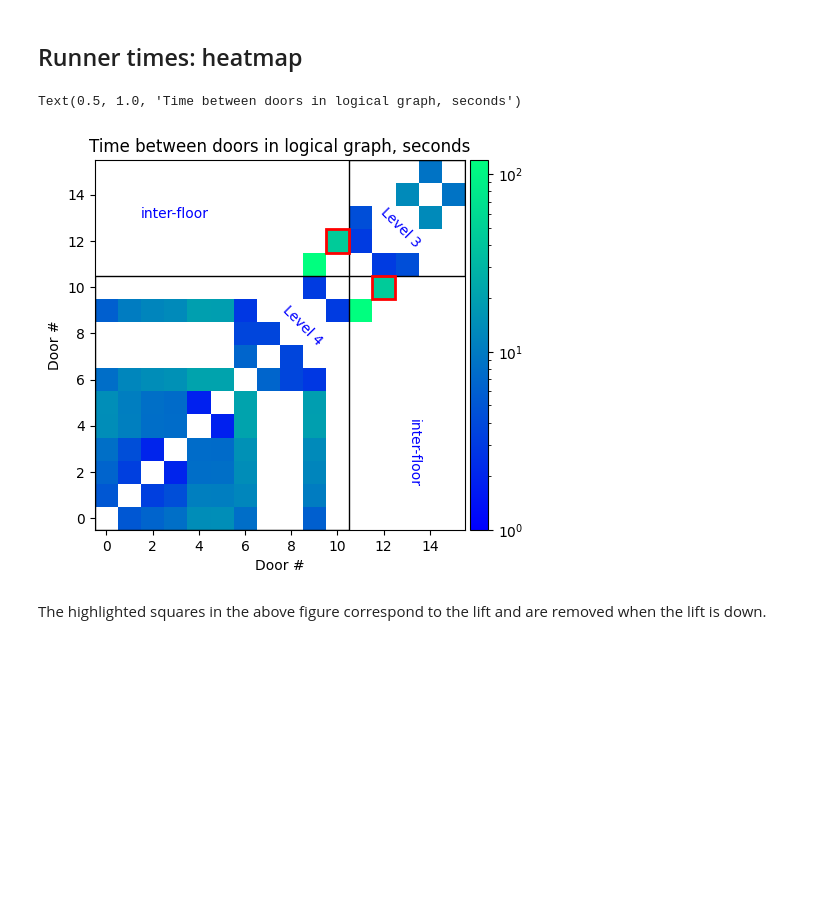
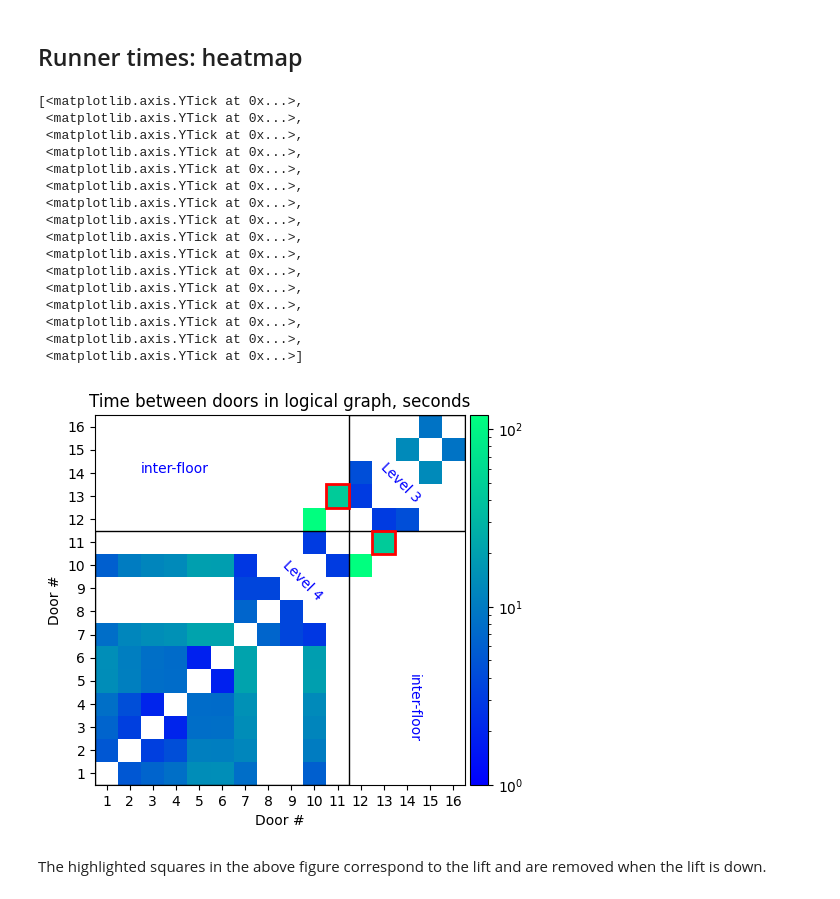
Before and after one commit to yinchi/histopath-bim-des, a Jupyter notebook: notebooks/runner_times_base.ipynb, the cells around one changed output. Drawn from its saved outputs; the diff is of its cells as text; code cells hidden in the pictures; blank space fills up the shorter version.

Commit message:
Fix heatmap axis ticks

```diff
--- a/notebooks/runner_times_base.ipynb
+++ b/notebooks/runner_times_base.ipynb
@@ -91,33 +91,50 @@ mat = ntx.adjacency_matrix(full_logical_graph).todense()
 # %%
 import matplotlib.pyplot as plt
 from matplotlib.colors import LogNorm
 from matplotlib.patches import Rectangle
 from mpl_toolkits.axes_grid1 import make_axes_locatable
 
 fig, ax = plt.subplots()
 divider = make_axes_locatable(ax)
 cax = divider.append_axes('right', size='5%', pad=0.05)
 
 im = ax.imshow(mat, interpolation="nearest", origin="lower",
            cmap='winter', norm=LogNorm(vmin=1, vmax=120))
 ax.add_patch(Rectangle((-0.5,-0.5), 11, 11, fill=False, edgecolor='k'))
 ax.add_patch(Rectangle((10.5,10.5), 5, 5, fill=False, edgecolor='k'))
 
 ax.add_patch(Rectangle((9.5,11.5), 1, 1, fill=False, edgecolor='r', linewidth=2))
 ax.add_patch(Rectangle((11.5,9.5), 1, 1, fill=False, edgecolor='r', linewidth=2))
 
 ax.text(1.5,13,'inter-floor', color='b')
 ax.text(7.5,7.5,'Level 4', color='b', rotation=-45)
 ax.text(13,1.5,'inter-floor', rotation=-90, color='b')
 ax.text(11.75,11.75,'Level 3', color='b', rotation=-45)
 fig.colorbar(im, cax=cax, orientation='vertical')
 
 ax.set_xlabel('Door #')
 ax.set_ylabel('Door #')
 ax.set_title('Time between doors in logical graph, seconds')
+ax.set_xticks(range(16), range(1,17))
+ax.set_yticks(range(16), range(1,17))
 # %% [output]
-Text(0.5, 1.0, 'Time between doors in logical graph, seconds')
+[<matplotlib.axis.YTick at 0x...>,
+ <matplotlib.axis.YTick at 0x...>,
+ <matplotlib.axis.YTick at 0x...>,
+ <matplotlib.axis.YTick at 0x...>,
+ <matplotlib.axis.YTick at 0x...>,
+ <matplotlib.axis.YTick at 0x...>,
+ <matplotlib.axis.YTick at 0x...>,
+ <matplotlib.axis.YTick at 0x...>,
+ <matplotlib.axis.YTick at 0x...>,
+ <matplotlib.axis.YTick at 0x...>,
+ <matplotlib.axis.YTick at 0x...>,
+ <matplotlib.axis.YTick at 0x...>,
+ <matplotlib.axis.YTick at 0x...>,
+ <matplotlib.axis.YTick at 0x...>,
+ <matplotlib.axis.YTick at 0x...>,
+ <matplotlib.axis.YTick at 0x...>]
-[figure, old version]
+[figure, new version]
 # %% [markdown]
 The highlighted squares in the above figure correspond to the lift and are removed when the
 lift is down.
```
Also changed, not shown: 1 other file.
